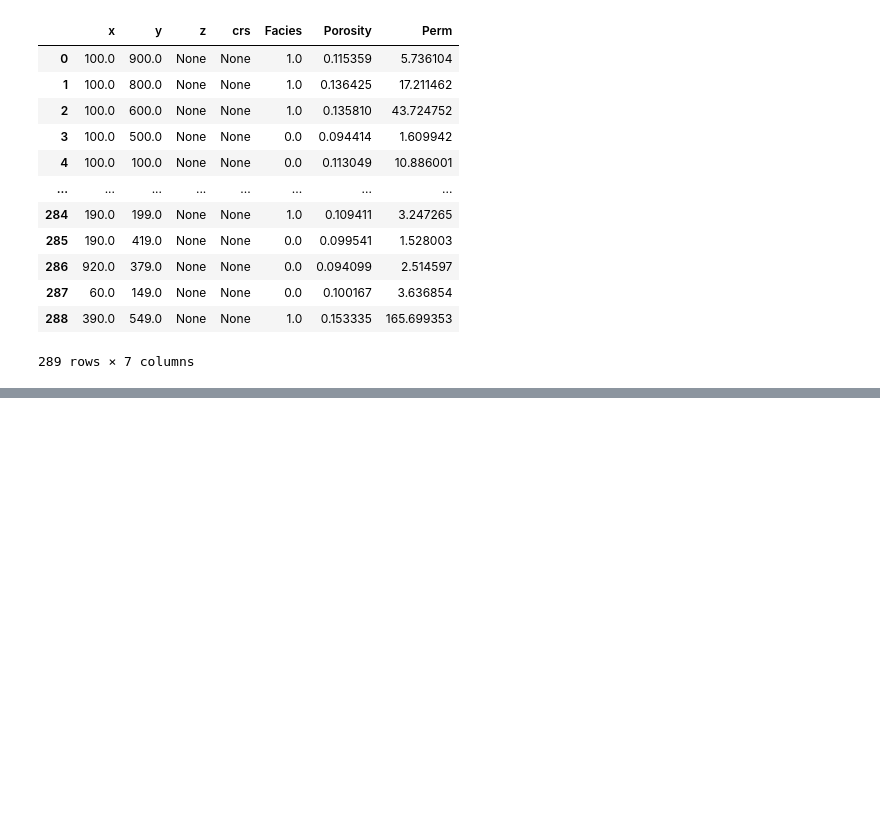
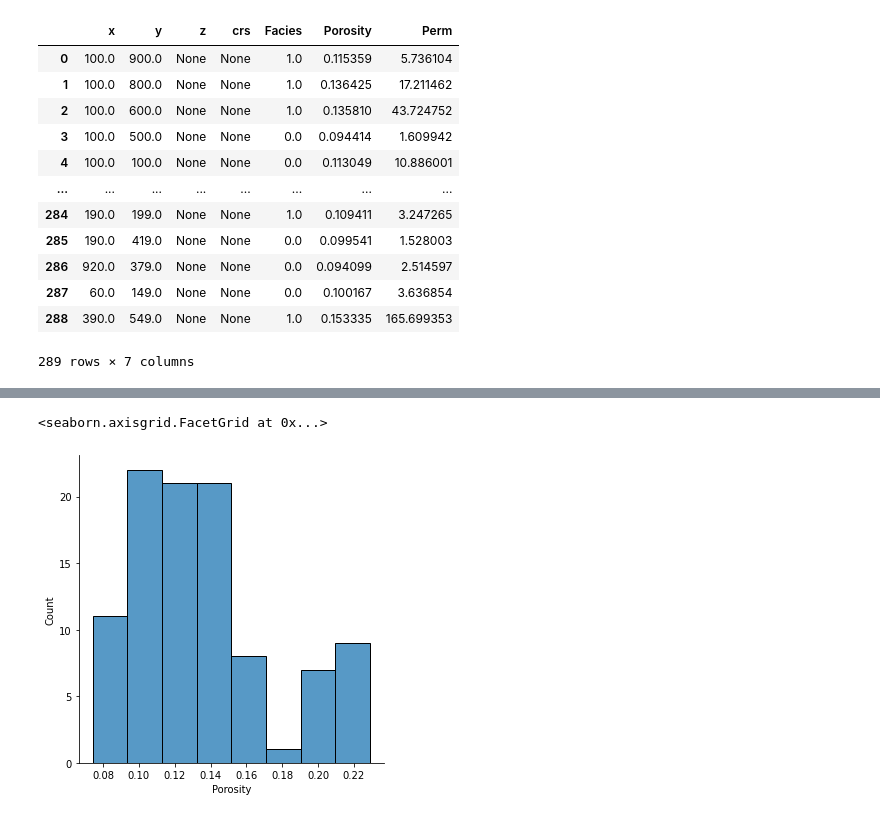
Before and after one commit to scuervo91/volumetricspy, a Jupyter notebook: docs/examples/3-Points/sgs.ipynb, the cells around one changed output, grey strips where cells are left out. Saved outputs shown, nothing was run; the diff lists cells and outputs as text; code cells hidden in the pictures; blank space fills up the shorter version.

```diff
--- a/docs/examples/3-Points/sgs.ipynb
+++ b/docs/examples/3-Points/sgs.ipynb
@@ -95,4 +138,7 @@ sns.displot(data=data.reset_index(), x='porosity', kde=False)
 # %%
-sns.displot(data=dcp2.df().reset_index(), x='Porosity', kde=False)
+sns.displot(data=known.df().reset_index(), x='Porosity', kde=False)
+# %% [output]
+<seaborn.axisgrid.FacetGrid at 0x...>
+[figure, added]
 # %%
 wm.df().columns
```
Also changed, not shown: parts of 13 cells of this notebook, 2 other files.
